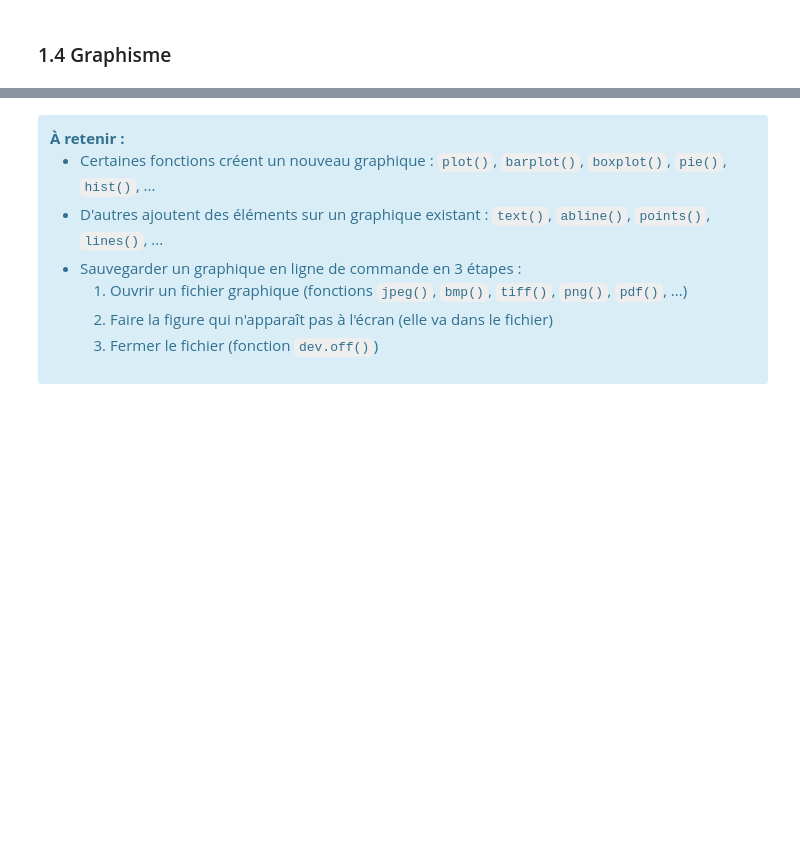
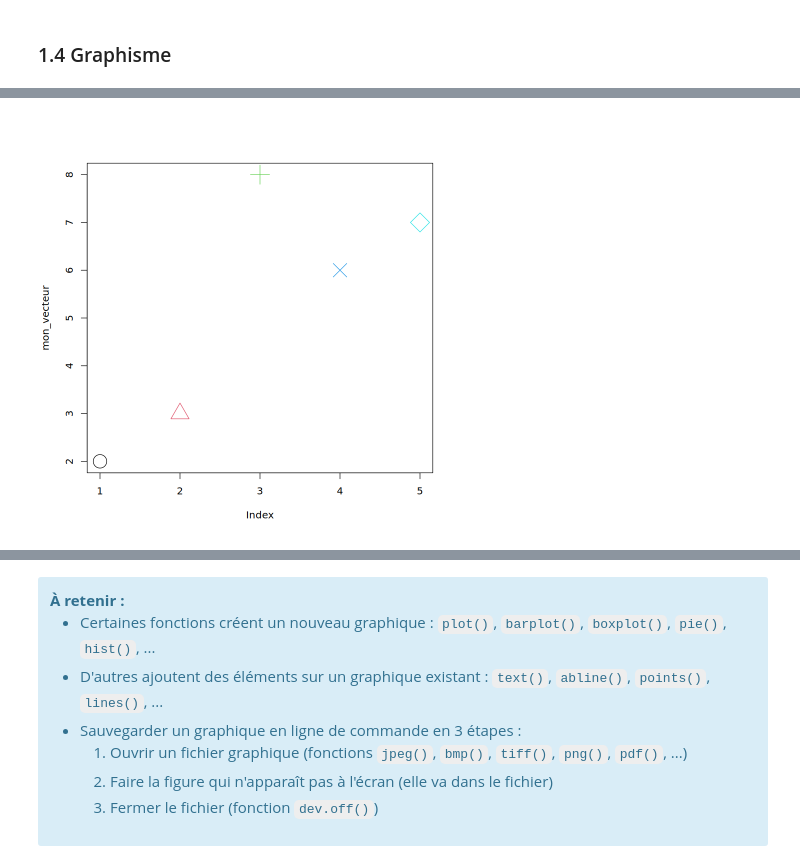
Before and after one commit to tomduquennoy/statistics, a Jupyter notebook: seance_08_09_25/TP1_init_R.ipynb, the cells around one changed output, grey strips where cells are left out. Drawn from its saved outputs; the diff is of its cells as text; code cells hidden in the pictures; blank space fills up the shorter version.

```diff
--- a/seance_08_09_25/TP1_init_R.ipynb
+++ b/seance_08_09_25/TP1_init_R.ipynb
@@ -248,5 +439,8 @@ plot(mon_vecteur, col="red", pch=16, cex=3)
 # %%
 # Des options pour chaque point
+par(bg = "white")
 plot(mon_vecteur, col=1:5, pch=1:5, cex=3)
+# %% [output]
+[figure, added]
 # %%
 # Ajouter des éléments graphiques
```
Also changed, not shown: parts of 47 cells of this notebook.
